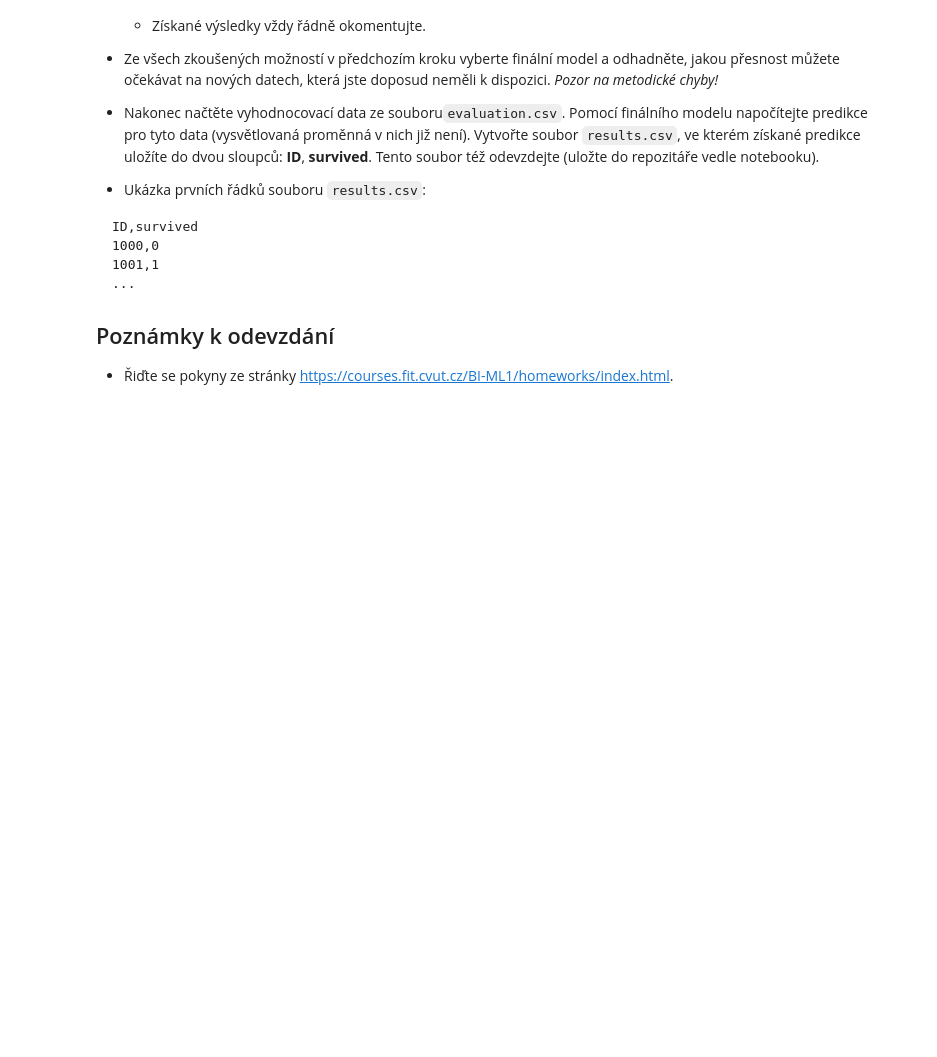
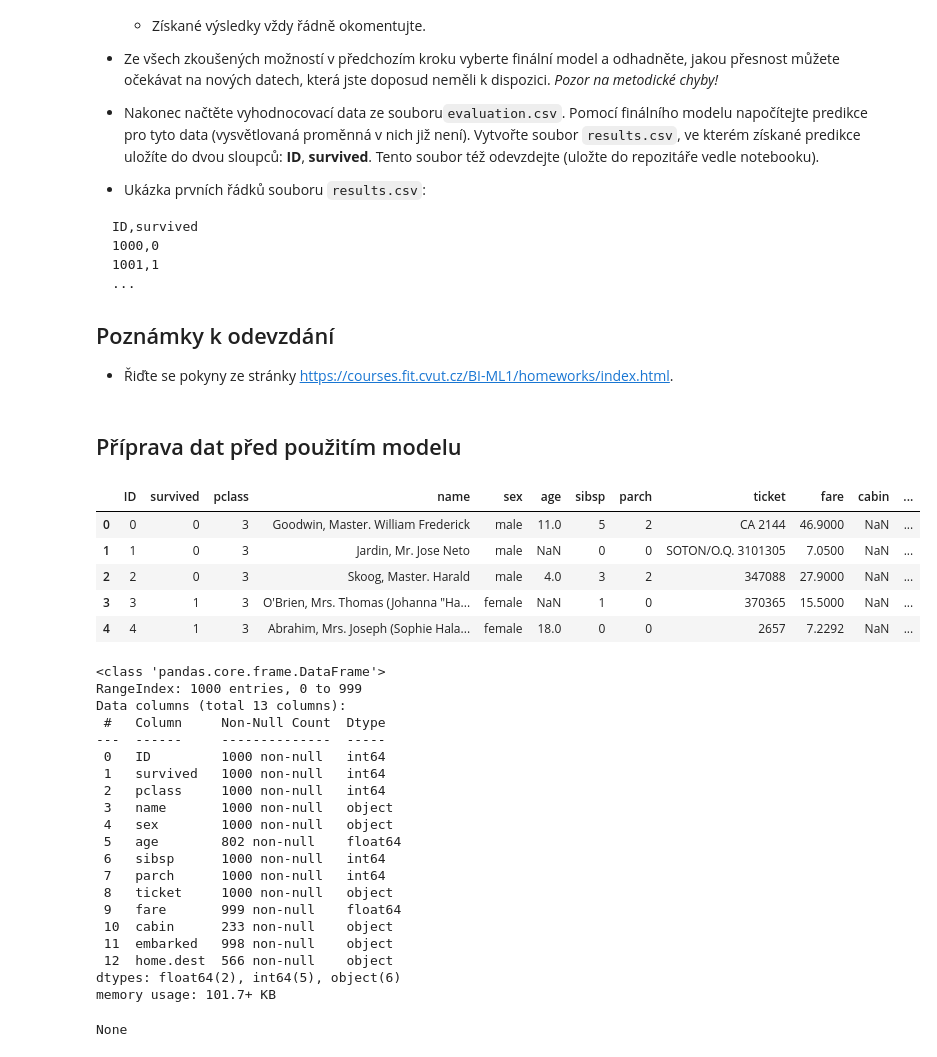
Before and after one commit to xsenyaaax/bi-ml1-2023, a Jupyter notebook: 01/homework_01.ipynb, the cells around one changed output. Drawn from its saved outputs; the diff is of its cells as text; code cells hidden in the pictures; blank space fills up the shorter version.

```diff
--- a/01/homework_01.ipynb
+++ b/01/homework_01.ipynb
@@ -67,0 +75,34 @@ ID,survived
+# %% [markdown]
+## Příprava dat před použitím modelu
+# %%
+titanic = pd.read_csv('data.csv')
+display(titanic.head())
+display(titanic.info())
+# %% [output]
+|  | ID | survived | pclass | name | sex | age | sibsp | parch | ticket | fare | cabin | ... |
+| 0 | 0 | 0 | 3 | Goodwin, Master. William Frederick | male | 11.0 | 5 | 2 | CA 2144 | 46.9000 | NaN | ... |
+| 1 | 1 | 0 | 3 | Jardin, Mr. Jose Neto | male | NaN | 0 | 0 | SOTON/O.Q. 3101305 | 7.0500 | NaN | ... |
+| 2 | 2 | 0 | 3 | Skoog, Master. Harald | male | 4.0 | 3 | 2 | 347088 | 27.9000 | NaN | ... |
+| 3 | 3 | 1 | 3 | O'Brien, Mrs. Thomas (Johanna "Ha... | female | NaN | 1 | 0 | 370365 | 15.5000 | NaN | ... |
+| 4 | 4 | 1 | 3 | Abrahim, Mrs. Joseph (Sophie Hala... | female | 18.0 | 0 | 0 | 2657 | 7.2292 | NaN | ... |
+<class 'pandas.core.frame.DataFrame'>
+RangeIndex: 1000 entries, 0 to 999
+Data columns (total 13 columns):
+ #   Column     Non-Null Count  Dtype
+---  ------     --------------  -----
+ 0   ID         1000 non-null   int64
+ 1   survived   1000 non-null   int64
+ 2   pclass     1000 non-null   int64
+ 3   name       1000 non-null   object
+ 4   sex        1000 non-null   object
+ 5   age        802 non-null    float64
+ 6   sibsp      1000 non-null   int64
+ 7   parch      1000 non-null   int64
+ 8   ticket     1000 non-null   object
+ 9   fare       999 non-null    float64
+ 10  cabin      233 non-null    object
+ 11  embarked   998 non-null    object
+ 12  home.dest  566 non-null    object
+dtypes: float64(2), int64(5), object(6)
+memory usage: 101.7+ KB
+None
```
Also changed, not shown: parts of 13 cells of this notebook.
